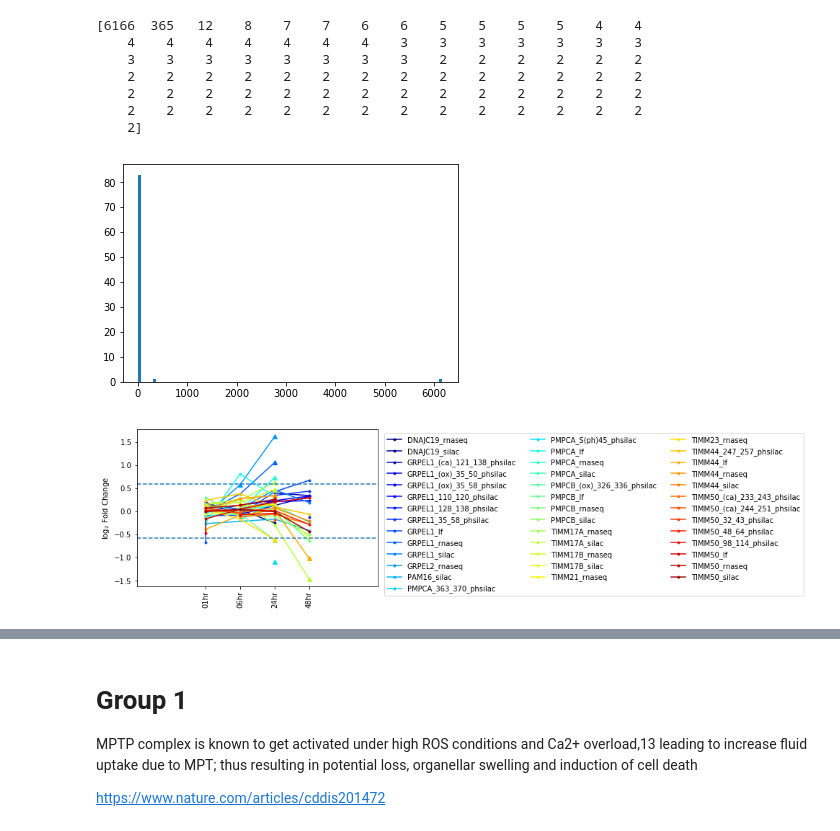
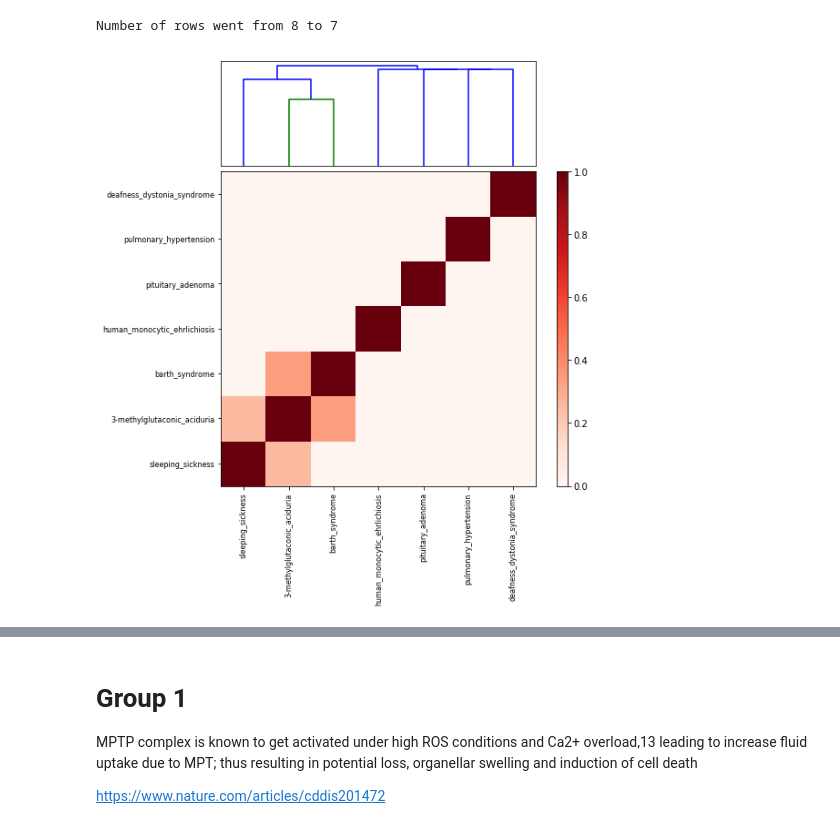
Before and after one commit to LoLab-MSM/MAGINE, a Jupyter notebook: examples/cisplatin/network_subtraction.ipynb, the cells around one changed output, grey strips where cells are left out. Saved outputs shown, nothing was run; the diff lists cells and outputs as text; code cells hidden in the pictures.

```diff
--- a/examples/cisplatin/network_subtraction.ipynb
+++ b/examples/cisplatin/network_subtraction.ipynb
@@ -49,14 +99,0 @@ nx.write_gml(subtracted_net, 'subtracted_network_filtered.gml')
-# %%
-node_list = np.array(node_list)
-node_list = node_list[node_list>1]
-plt.hist(node_list, 100);
-print(node_list)
-# %% [output]
-[6166  365   12    8    7    7    6    6    5    5    5    5    4    4
-    4    4    4    4    4    4    4    3    3    3    3    3    3    3
-    3    3    3    3    3    3    3    3    2    2    2    2    2    2
-    2    2    2    2    2    2    2    2    2    2    2    2    2    2
-    2    2    2    2    2    2    2    2    2    2    2    2    2    2
-    2    2    2    2    2    2    2    2    2    2    2    2    2    2
-    2]
-[figure, removed]
@@ -65,4 +99,0 @@ from exp_data import exp_data
-# %%
-exp_data.plot_species(group_to_nodes['group1'], 'pmbca', image_format='png', plot_type='matplotlib');
-# %% [output]
-[figure, removed]
@@ -72,11 +100,12 @@ e = Enrichr()
 # %%
-df = e.run(group_to_nodes['group0'], 'Jensen_DISEASES')
+df = e.run(group_to_nodes['group00001'], 'Jensen_DISEASES')
 df['sample_id'] = 1
-print(df.shape)
 df.filter_multi(p_value=0.05, inplace=True)
-print(df.shape)
 df.head(10)
 df.remove_redundant(inplace=True)
 df.dist_matrix(level='sample');
+# %% [output]
+Number of rows went from 8 to 7
+[figure, added]
 # %%
 display(df.head(10))
```
Also changed, not shown: parts of 28 cells of this notebook, 2 other files.
